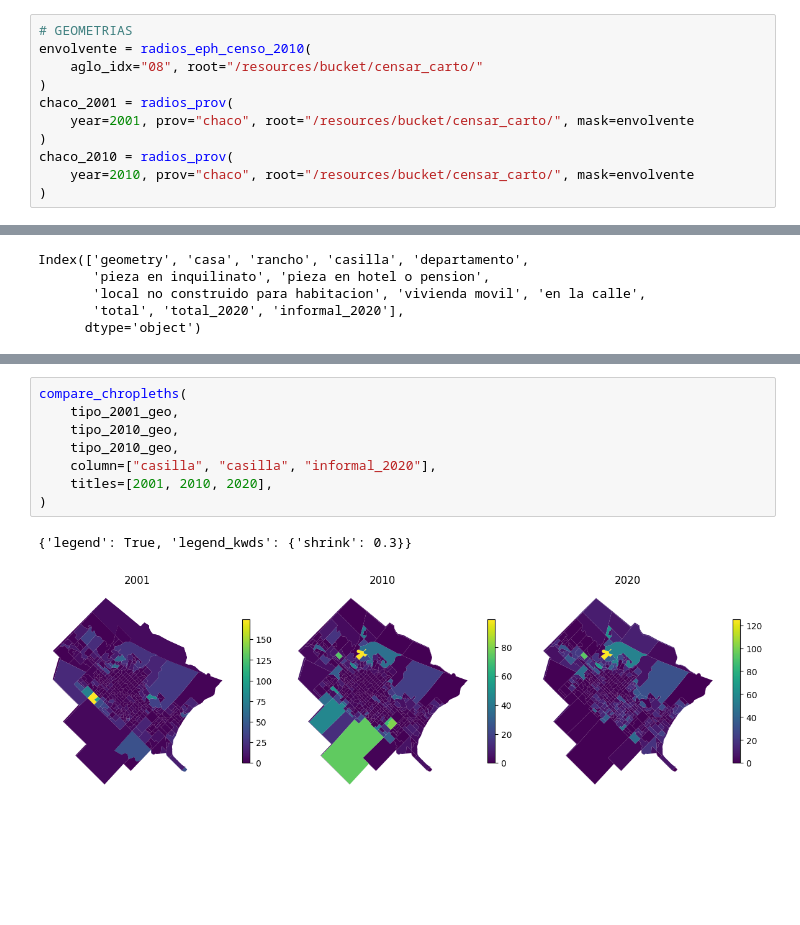
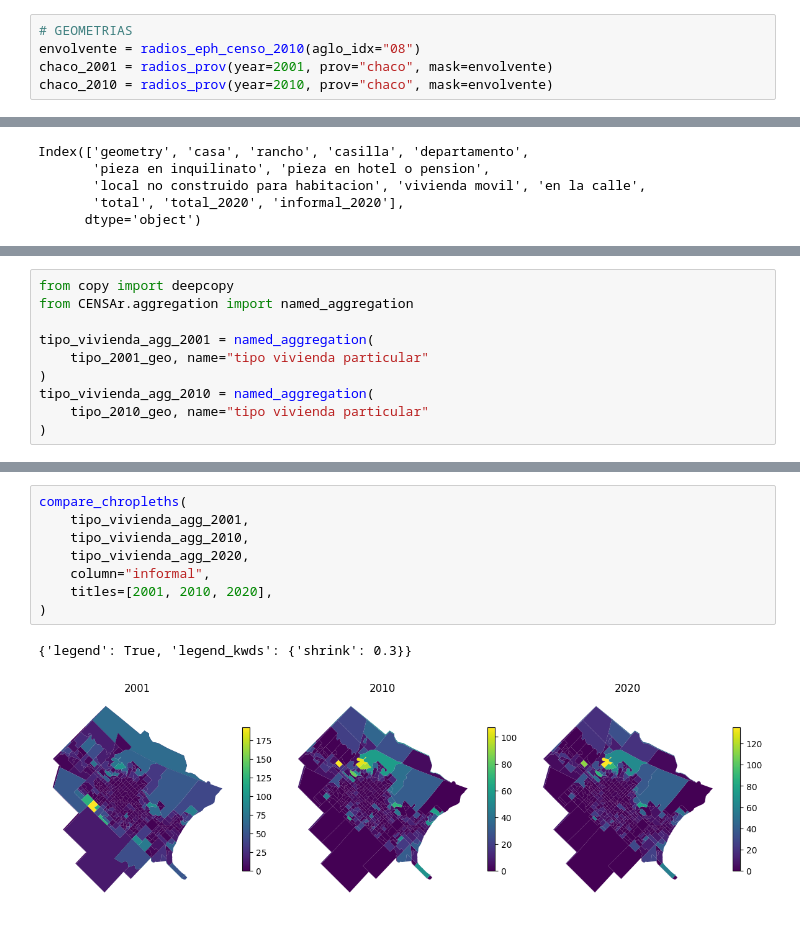
Before and after one commit to CEEU-lab/CENSAr, a Jupyter notebook: notebooks/01-tracts-distribution-chaco.ipynb, the cells around one changed output, grey strips where cells are left out. Cells and saved outputs as stored; diff of their text form; blank space fills up the shorter version.

Commit message:
added examples of aggregation

```diff
--- a/notebooks/01-tracts-distribution-chaco.ipynb
+++ b/notebooks/01-tracts-distribution-chaco.ipynb
@@ -38,13 +38,7 @@ from CENSAr.datasources import (
 from CENSAr.modeling_tools import simulate_total_var, simulate_cat_var
 # %%
 # GEOMETRIAS
-envolvente = radios_eph_censo_2010(
-    aglo_idx="08", root="/resources/bucket/censar_carto/"
-)
-chaco_2001 = radios_prov(
-    year=2001, prov="chaco", root="/resources/bucket/censar_carto/", mask=envolvente
-)
-chaco_2010 = radios_prov(
-    year=2010, prov="chaco", root="/resources/bucket/censar_carto/", mask=envolvente
-)
+envolvente = radios_eph_censo_2010(aglo_idx="08")
+chaco_2001 = radios_prov(year=2001, prov="chaco", mask=envolvente)
+chaco_2010 = radios_prov(year=2010, prov="chaco", mask=envolvente)
 # %% [output]
@@ -176,0 +185,10 @@ tipo_2010_geo["informal_2020"] = tipo_2010_geo.index.map(simulated_distribution)
+# %%
+from copy import deepcopy
+from CENSAr.aggregation import named_aggregation
+
+tipo_vivienda_agg_2001 = named_aggregation(
+    tipo_2001_geo, name="tipo vivienda particular"
+)
+tipo_vivienda_agg_2010 = named_aggregation(
+    tipo_2010_geo, name="tipo vivienda particular"
+)
@@ -177,11 +247,11 @@ tipo_2010_geo["informal_2020"] = tipo_2010_geo.index.map(simulated_distribution)
 # %%
 compare_chropleths(
-    tipo_2001_geo,
-    tipo_2010_geo,
-    tipo_2010_geo,
-    column=["casilla", "casilla", "informal_2020"],
+    tipo_vivienda_agg_2001,
+    tipo_vivienda_agg_2010,
+    tipo_vivienda_agg_2020,
+    column="informal",
     titles=[2001, 2010, 2020],
 )
 # %% [output]
 {'legend': True, 'legend_kwds': {'shrink': 0.3}}
-[figure, old version]
+[figure, new version]
```
Also changed, not shown: parts of 16 cells of this notebook, 2 other files.
